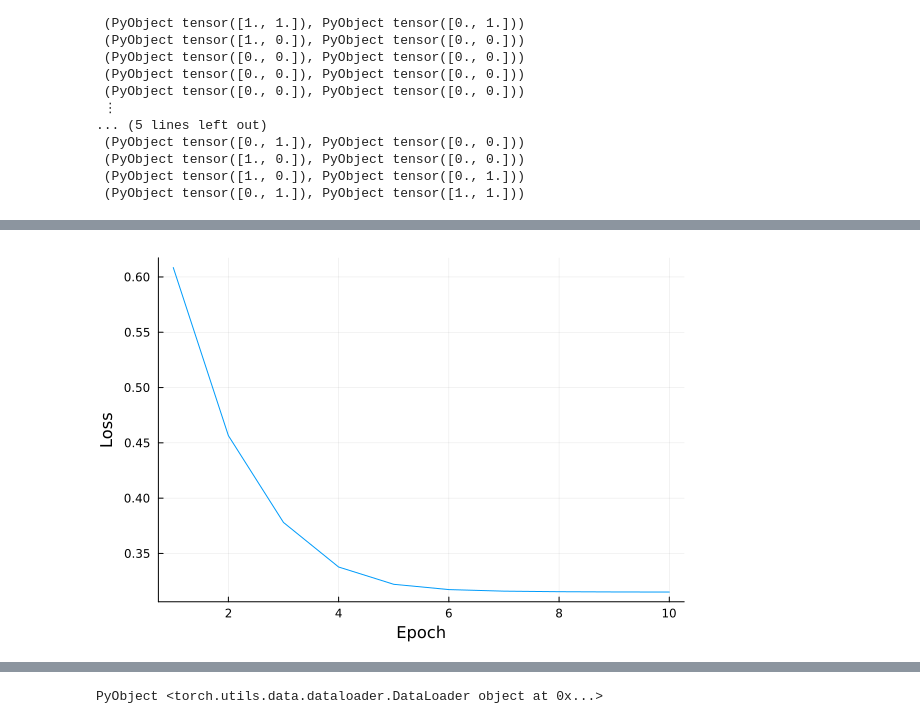
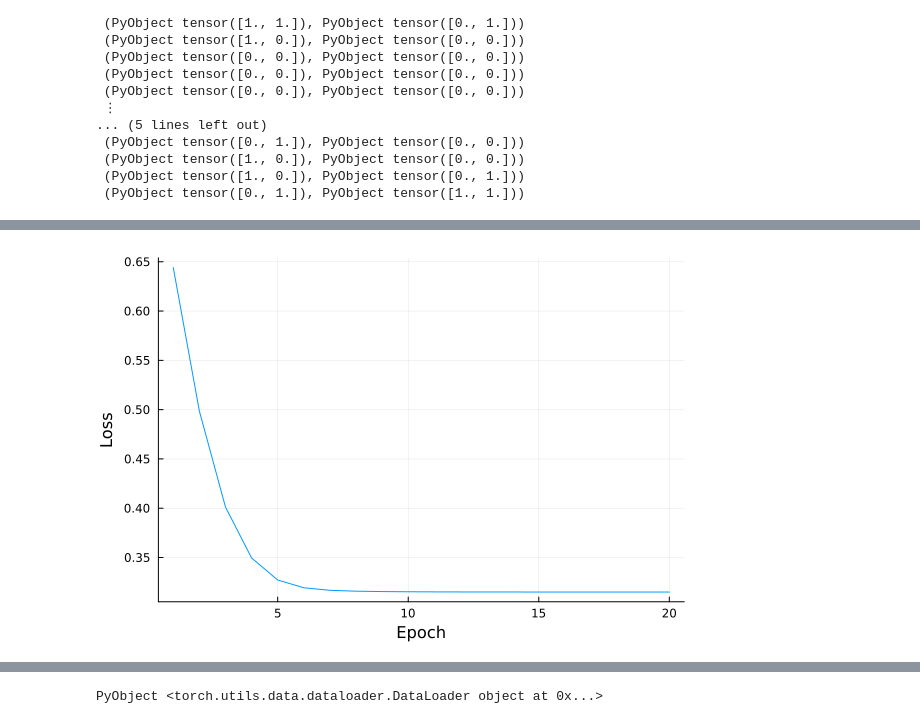
Before and after one commit to felixk29/compile_inference, a Jupyter notebook: simple_neural_proposal.ipynb, the cells around one changed output, grey strips where cells are left out. Drawn from its saved outputs; the diff is of its cells as text; code cells hidden in the pictures.

```diff
--- a/simple_neural_proposal.ipynb
+++ b/simple_neural_proposal.ipynb
@@ -310,11 +308,10 @@ loss_fn = nn.BCELoss()
 # the optimizer is the algorithm that updates the parameters
 optimizer = torch.optim.Adam(network.parameters(), lr=0.001)
 
-# we will train for 100 epochs
-epochs = 10
+epochs = 20
 
 mean_losses = []
-for epoch=1:epochs
+for epoch = 1:epochs
     losses = []
     for (x, y) in data_loader
         # compute the output of the network
@@ -357,5 +360,5 @@ plot(mean_losses, xlabel="Epoch", ylabel="Loss", legend=false)
 Done training
-[figure, old version]
+[figure, new version]
 # %%
 println("Trained NN proposal:")
 # Iterate over the combinations of John and Mary's presence
```
Also changed, not shown: parts of 17 cells of this notebook.
